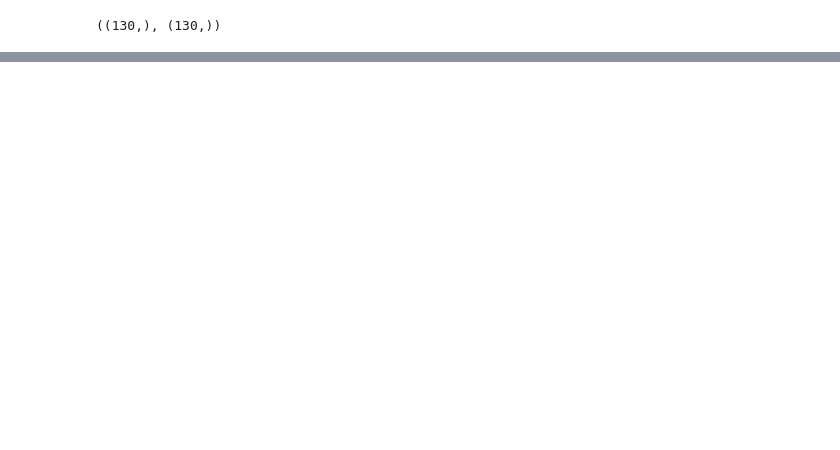
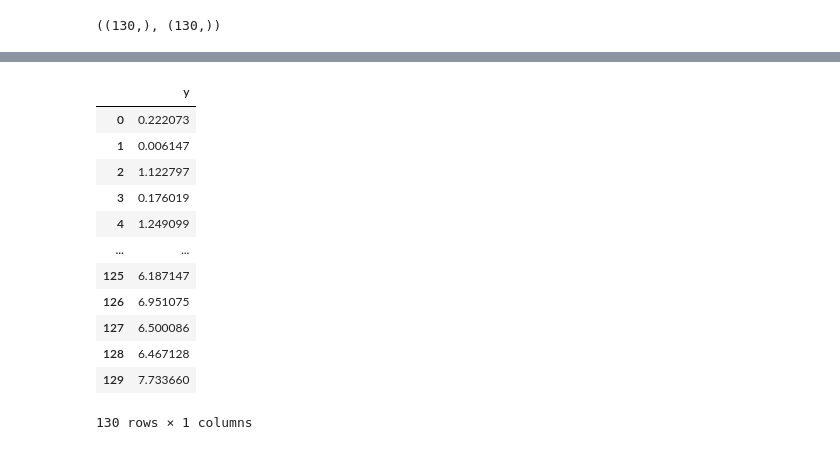
Before and after one commit to axperez/TensorFlow2.0, a Jupyter notebook: SimpleLinearRegression.ipynb, the cells around one changed output, grey strips where cells are left out. Saved outputs shown, nothing was run; the diff lists cells and outputs as text; code cells hidden in the pictures; blank space fills up the shorter version.

```diff
--- a/SimpleLinearRegression.ipynb
+++ b/SimpleLinearRegression.ipynb
@@ -128,0 +148,16 @@ x.shape, y.shape
+# %%
+y
+# %% [output]
+|  | y |
+| 0 | 0.222073 |
+| 1 | 0.006147 |
+| 2 | 1.122797 |
+| 3 | 0.176019 |
+| 4 | 1.249099 |
+| ... | ... |
+| 125 | 6.187147 |
+| 126 | 6.951075 |
+| 127 | 6.500086 |
+| 128 | 6.467128 |
+| 129 | 7.733660 |
+130 rows × 1 columns
```
Also changed, not shown: parts of 11 cells of this notebook.
